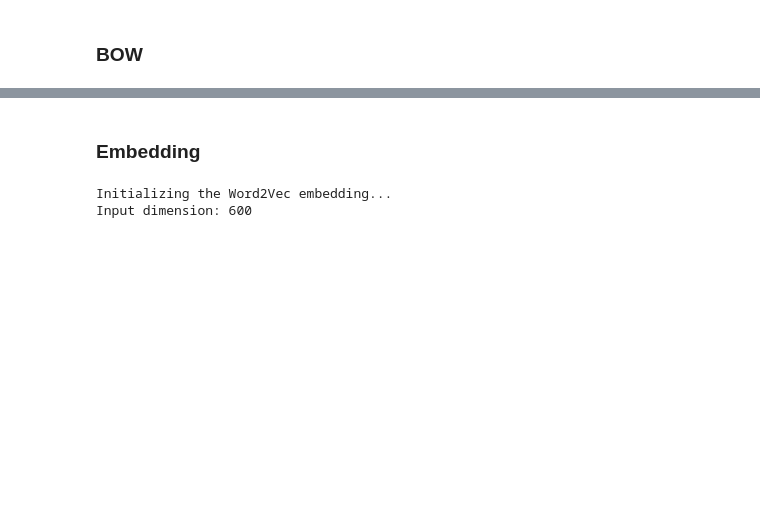
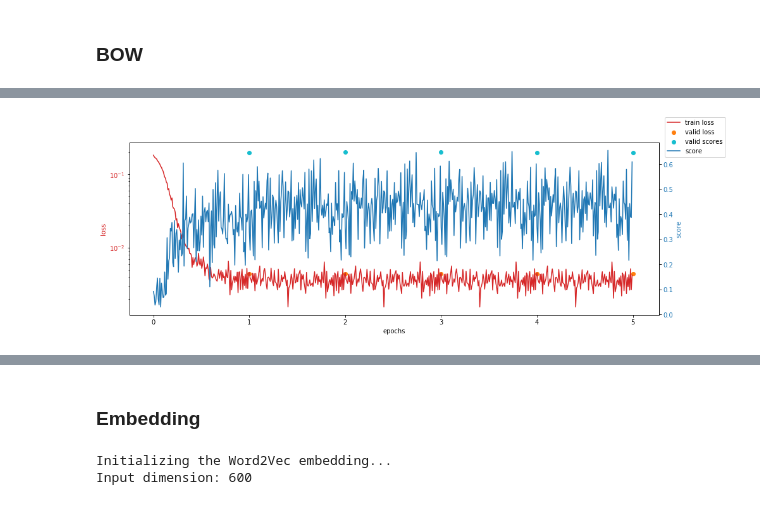
Before and after one commit to clementjumel/tesa, a Jupyter notebook: notebooks/task_models.ipynb, the cells around one changed output, grey strips where cells are left out. Cells and saved outputs as stored; diff of their text form; code cells hidden in the pictures; blank space fills up the shorter version.

```diff
--- a/notebooks/task_models.ipynb
+++ b/notebooks/task_models.ipynb
@@ -183,3 +106,7 @@ Epoch 1/1: Validation Loss: 0.604 Validation Score: 0.093
+# %%
+plot_metrics(train_losses, train_scores, valid_losses, valid_scores)
+# %% [output]
+[figure, added]
 # %%
 plot_metrics(train_losses, train_scores, valid_losses, valid_scores)
 # %% [output]
```
Also changed, not shown: parts of 40 cells of this notebook, 2 other files.
